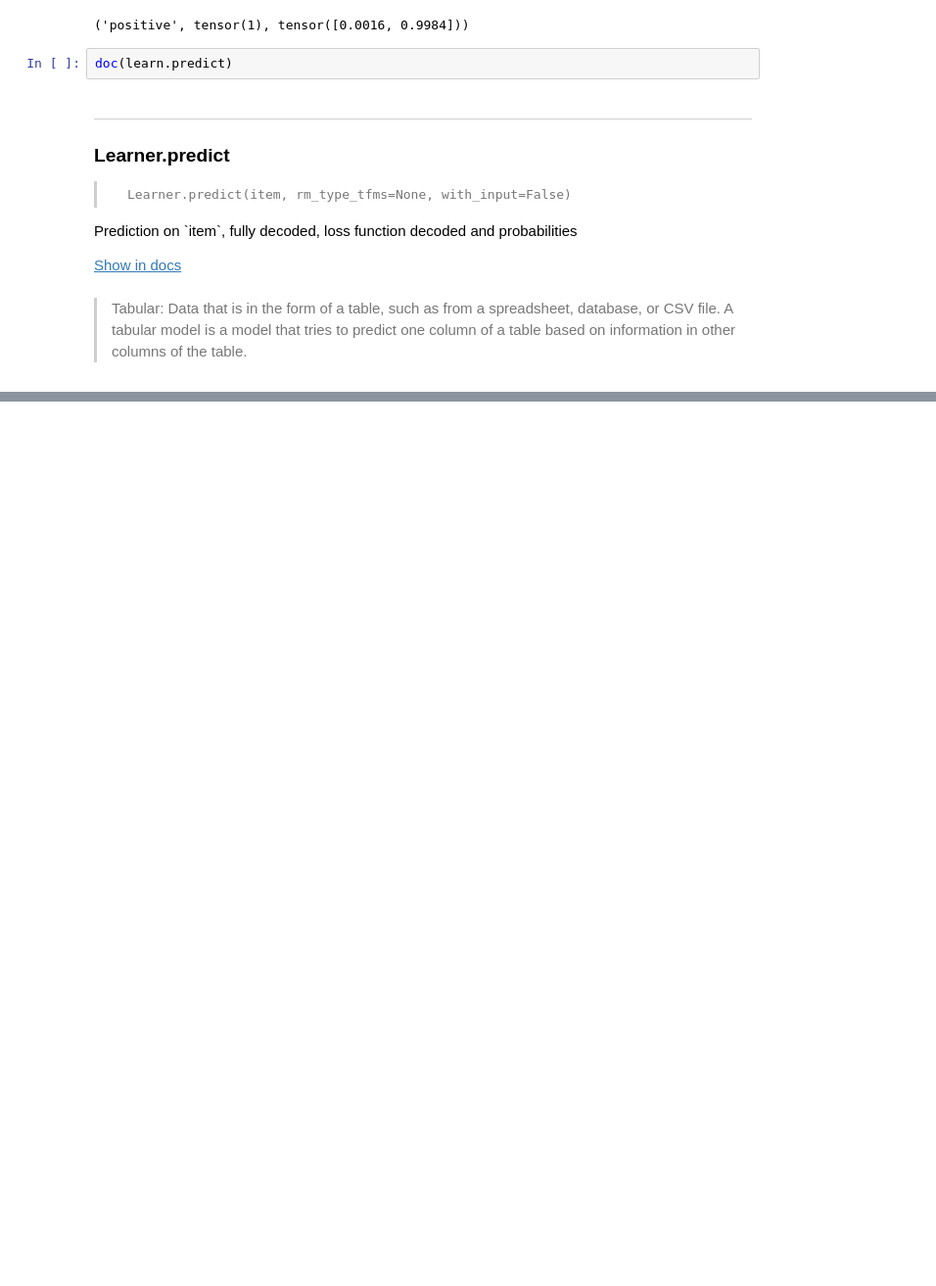
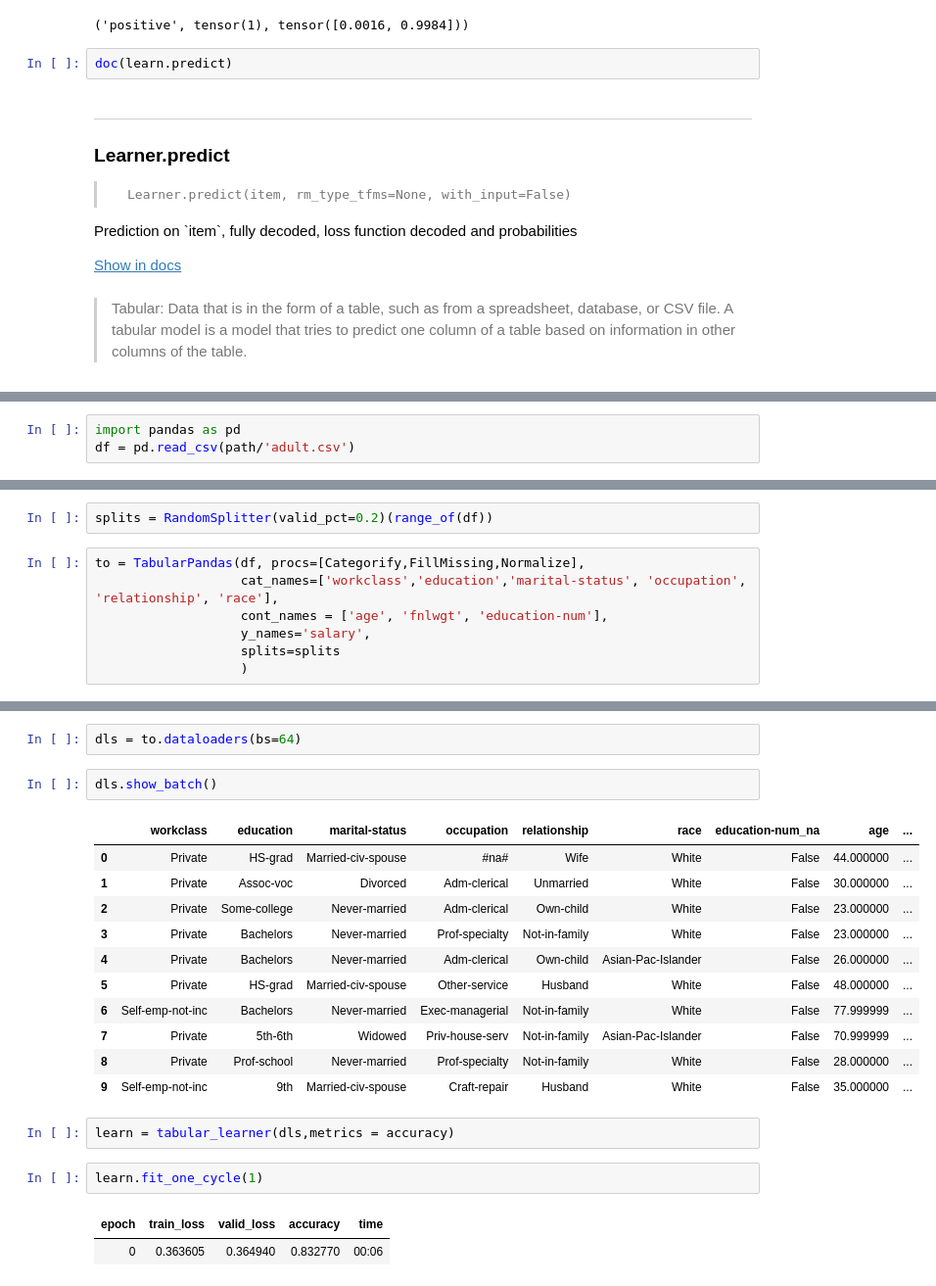
Before and after one commit to AshutoshRudraksh/Pytorch-for-Deep-Learning, a Jupyter notebook: lessson1_pets.ipynb, the cells around one changed output, grey strips where cells are left out. Shown at 98% size. Cells and saved outputs as stored; diff of their text form; blank space fills up the shorter version.

```diff
--- a/lessson1_pets.ipynb
+++ b/lessson1_pets.ipynb
@@ -397,0 +406,3 @@ Show in docs
+# %%
+import pandas as pd
+df = pd.read_csv(path/'adult.csv')
@@ -397,0 +422,9 @@ Show in docs
+# %%
+splits = RandomSplitter(valid_pct=0.2)(range_of(df))
+# %%
+to = TabularPandas(df, procs=[Categorify,FillMissing,Normalize],
+                   cat_names=['workclass','education','marital-status', 'occupation', 'relationship', 'race'],
+                   cont_names = ['age', 'fnlwgt', 'education-num'],
+                   y_names='salary',
+                   splits=splits
+                   )
@@ -397,0 +438,23 @@ Show in docs
+# %%
+dls = to.dataloaders(bs=64)
+# %%
+dls.show_batch()
+# %% [output]
+|  | workclass | education | marital-status | occupation | relationship | race | education-num_na | age | ... |
+| 0 | Private | HS-grad | Married-civ-spouse | #na# | Wife | White | False | 44.000000 | ... |
+| 1 | Private | Assoc-voc | Divorced | Adm-clerical | Unmarried | White | False | 30.000000 | ... |
+| 2 | Private | Some-college | Never-married | Adm-clerical | Own-child | White | False | 23.000000 | ... |
+| 3 | Private | Bachelors | Never-married | Prof-specialty | Not-in-family | White | False | 23.000000 | ... |
+| 4 | Private | Bachelors | Never-married | Adm-clerical | Own-child | Asian-Pac-Islander | False | 26.000000 | ... |
+| 5 | Private | HS-grad | Married-civ-spouse | Other-service | Husband | White | False | 48.000000 | ... |
+| 6 | Self-emp-not-inc | Bachelors | Never-married | Exec-managerial | Not-in-family | White | False | 77.999999 | ... |
+| 7 | Private | 5th-6th | Widowed | Priv-house-serv | Not-in-family | Asian-Pac-Islander | False | 70.999999 | ... |
+| 8 | Private | Prof-school | Never-married | Prof-specialty | Not-in-family | White | False | 28.000000 | ... |
+| 9 | Self-emp-not-inc | 9th | Married-civ-spouse | Craft-repair | Husband | White | False | 35.000000 | ... |
+# %%
+learn = tabular_learner(dls,metrics = accuracy)
+# %%
+learn.fit_one_cycle(1)
+# %% [output]
+| epoch | train_loss | valid_loss | accuracy | time |
+| 0 | 0.363605 | 0.364940 | 0.832770 | 00:06 |
```
Also changed, not shown: parts of 11 cells of this notebook.
